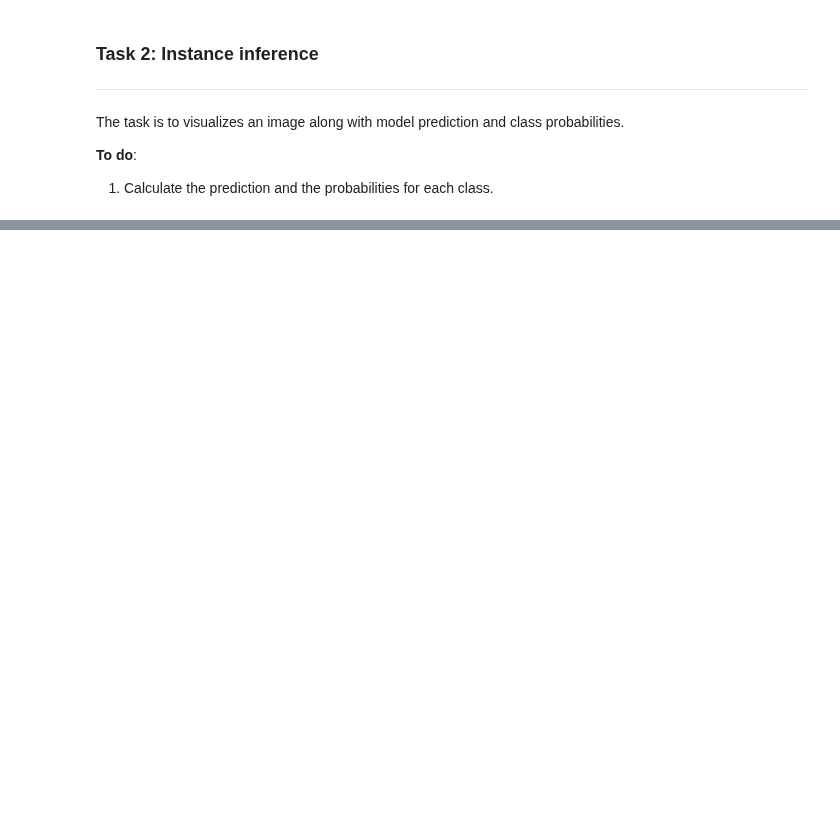
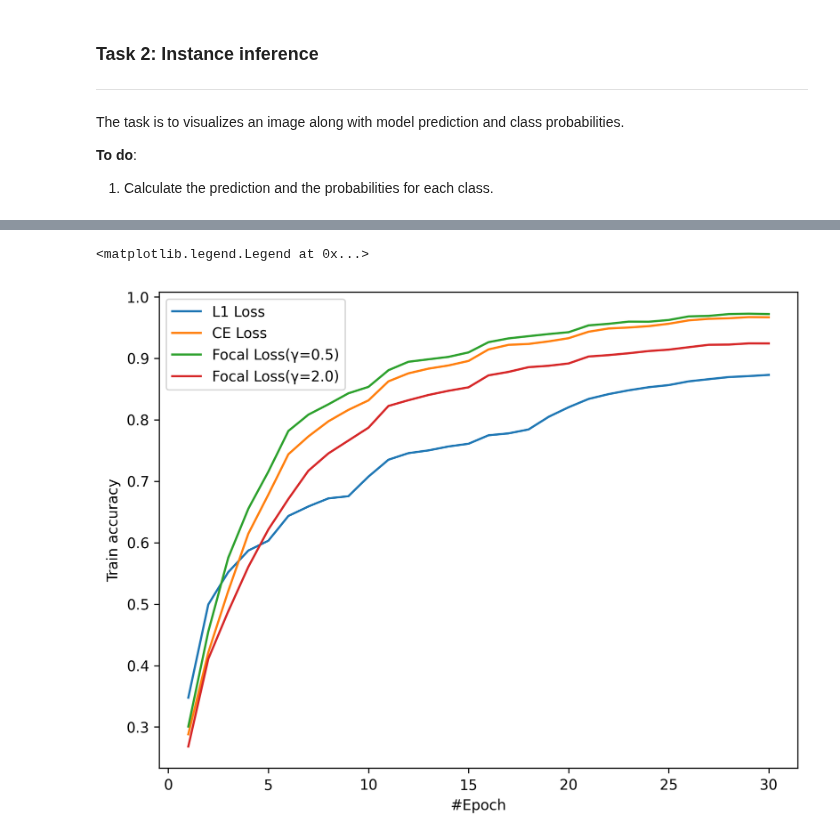
Before and after one commit to SustechSTA303/STA303-Assignment01, a Jupyter notebook: Assignment01.ipynb, the cells around one changed output, grey strips where cells are left out. Cells and saved outputs as stored; diff of their text form; code cells hidden in the pictures; blank space fills up the shorter version.

```diff
--- a/Assignment01.ipynb
+++ b/Assignment01.ipynb
@@ -111,8 +272,3 @@ Please denfine two function named ``train_batch`` and ``test_batch``. These func
 1. Define the loss function i.e [nn.CrossEntropyLoss()](https://pytorch.org/docs/stable/generated/torch.nn.CrossEntropyLoss.html).
 2. Take the image as the input and generate the output using the pre-defined SimpleNet.
 3. Calculate the loss between the output and the corresponding label using the loss function.
-# %%
-##################### Write your answer here ##################
-# Define the loss function
-criterion =
-###############################################################
@@ -288,0 +717,11 @@ for i in range(len(class_names)):
+# %%
+x = range(1, NUM_EPOCHS + 1)
+plt.figure(figsize=(8, 6), dpi=300)
+for legend, y in train_acc_histories.items():
+    plt.plot(x, y, label = legend)
+plt.xlabel("#Epoch")
+plt.ylabel("Train accuracy")
+plt.legend()
+# %% [output]
+<matplotlib.legend.Legend at 0x...>
+[figure, added]
```
Also changed, not shown: parts of 33 cells of this notebook, 26 other files.
